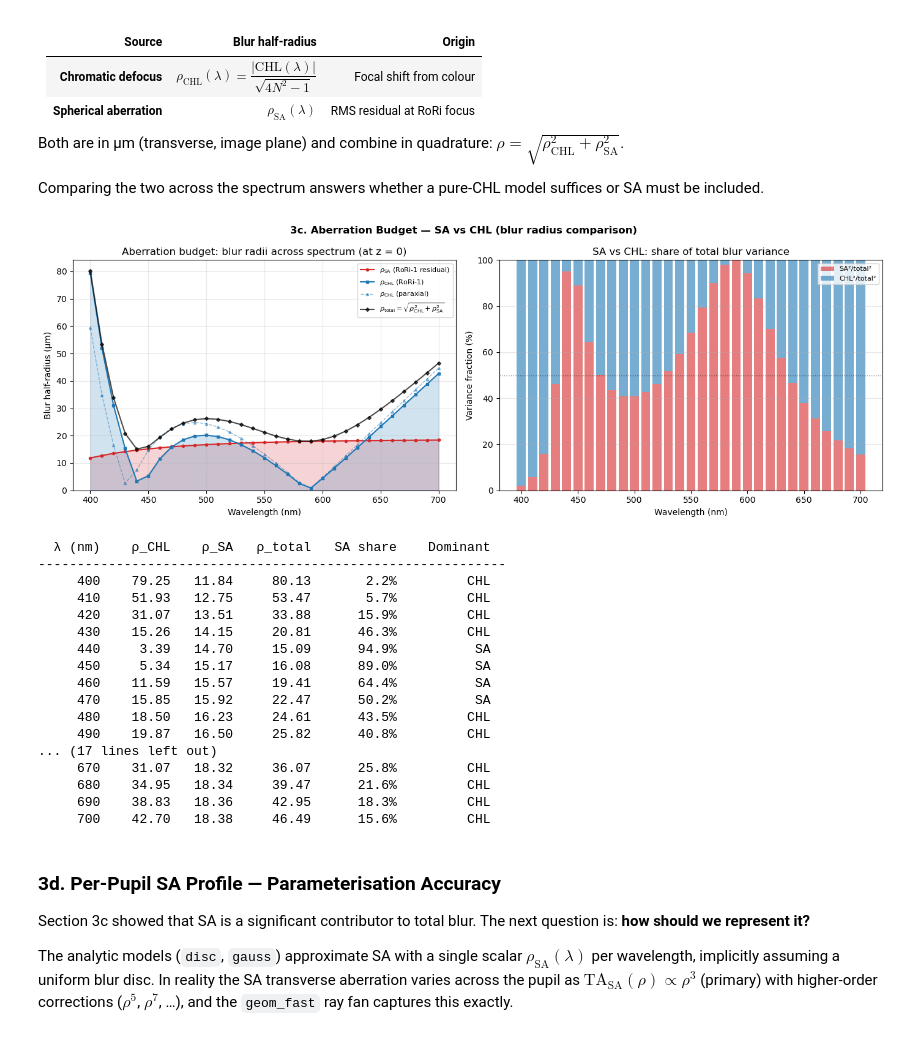
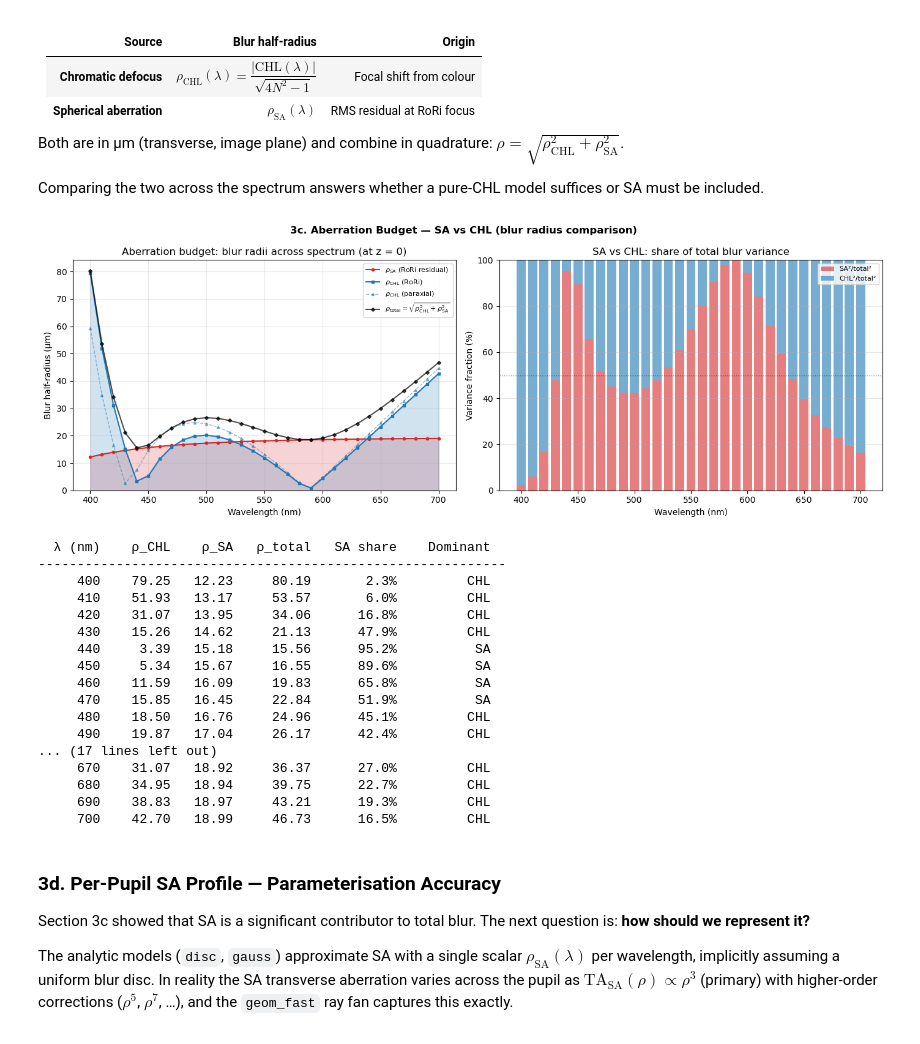
Before and after one commit to Leyangf/ColorFringeCalculation, a Jupyter notebook: examples/cfw_geom_demo.ipynb, the cells around one changed output. Saved outputs shown, nothing was run; the diff lists cells and outputs as text; code cells hidden in the pictures.

```diff
--- a/examples/cfw_geom_demo.ipynb
+++ b/examples/cfw_geom_demo.ipynb
@@ -97,31 +96,22 @@ Wavelengths  : 31 pts  400–700 nm  (step 10 nm)
 
 if lens1 is not None:
     paraxial_curve           = compute_chl_curve(lens1, wavelengths_nm=sensor_wl)
-    rori1_curve, spot1_curve = compute_rori1_spot_curves(lens1, wavelengths_nm=sensor_wl)
-    rori4_curve, spot4_curve = compute_rori4_spot_curves(lens1, wavelengths_nm=sensor_wl)
-    rori_curve        = rori1_curve   # alias for interactive viewer
-    spot_curve        = spot1_curve
-    focal_shift_curve = rori1_curve
+    rori_curve, spot_curve = compute_rori_spot_curves(lens1, wavelengths_nm=sensor_wl)
+    focal_shift_curve = rori_curve
     FN_DEFAULT        = float(lens1.paraxial.FNO())
 else:
     paraxial_curve    = _load_defocus()
-    rori1_curve       = paraxial_curve
-    rori4_curve       = paraxial_curve
+    rori_curve        = paraxial_curve
     _zeros            = np.zeros(len(paraxial_curve))
-    spot1_curve       = np.column_stack((paraxial_curve[:, 0], _zeros))
-    spot4_curve       = spot1_curve
-    rori_curve        = rori1_curve
-    spot_curve        = spot1_curve
+    spot_curve        = np.column_stack((paraxial_curve[:, 0], _zeros))
     focal_shift_curve = paraxial_curve
     FN_DEFAULT        = 1.8
 
 wl     = focal_shift_curve[:, 0]
-chl_um = focal_shift_curve[:, 1]   # RoRi-1 CHL in µm
+chl_um = focal_shift_curve[:, 1]   # RoRi CHL in µm
 
 print(f"f-number   : {FN_DEFAULT}")
-print(f"spot1 ρ_sa : {spot1_curve[:, 1].min():.1f} – {spot1_curve[:, 1].max():.1f} µm  "
-      f"(mean {spot1_curve[:, 1].mean():.1f} µm)")
-print(f"spot4 ρ_sa : {spot4_curve[:, 1].min():.1f} – {spot4_curve[:, 1].max():.1f} µm  "
-      f"(mean {spot4_curve[:, 1].mean():.1f} µm)")
+print(f"spot ρ_sa  : {spot_curve[:, 1].min():.1f} – {spot_curve[:, 1].max():.1f} µm  "
+      f"(mean {spot_curve[:, 1].mean():.1f} µm)")
 # %% [output]
 f-number   : 2.0
@@ -290,27 +270,27 @@ denom = np.sqrt(4 * FN_DEFAULT**2 - 1)
 
 # ρ_CHL(λ) = |CHL(λ)| / denom  — blur from chromatic defocus at z=0
 rho_chl_par = np.abs(paraxial_curve[:, 1]) / denom
-rho_chl_r1  = np.abs(rori1_curve[:, 1]) / denom
+rho_chl_rori = np.abs(rori_curve[:, 1]) / denom
 
-# ρ_SA(λ) — already computed (RoRi-1 residual RMS)
-rho_sa = spot1_curve[:, 1]
+# ρ_SA(λ) — already computed (RoRi residual RMS)
+rho_sa = spot_curve[:, 1]
 
 # Combined blur (quadrature)
-rho_total_r1  = np.sqrt(rho_chl_r1**2  + rho_sa**2)
+rho_total  = np.sqrt(rho_chl_rori**2 + rho_sa**2)
 
 fig, (ax1, ax2) = plt.subplots(1, 2, figsize=(14, 5))
 
 # ── Left panel: ρ_CHL vs ρ_SA vs ρ_total ────────────────────────────
 ax1.fill_between(wl, 0, rho_sa, alpha=0.2, color="C3")
-ax1.plot(wl, rho_sa, "o-", color="C3", ms=3, lw=1.5, label=r"$\rho_{\rm SA}$ (RoRi-1 residual)")
+ax1.plot(wl, rho_sa, "o-", color="C3", ms=3, lw=1.5, label=r"$\rho_{\rm SA}$ (RoRi residual)")
 
-ax1.fill_between(wl, 0, rho_chl_r1, alpha=0.2, color="C0")
-ax1.plot(wl, rho_chl_r1, "s-", color="C0", ms=3, lw=1.5, label=r"$\rho_{\rm CHL}$ (RoRi-1)")
+ax1.fill_between(wl, 0, rho_chl_rori, alpha=0.2, color="C0")
+ax1.plot(wl, rho_chl_rori, "s-", color="C0", ms=3, lw=1.5, label=r"$\rho_{\rm CHL}$ (RoRi)")
 
 ax1.plot(wl, rho_chl_par, "^--", color="C0", ms=3, lw=1, alpha=0.5,
          label=r"$\rho_{\rm CHL}$ (paraxial)")
 
-ax1.plot(wl, rho_total_r1, "D-", color="k", ms=3, lw=1.5, alpha=0.7,
+ax1.plot(wl, rho_total, "D-", color="k", ms=3, lw=1.5, alpha=0.7,
          label=r"$\rho_{\rm total} = \sqrt{\rho_{\rm CHL}^2 + \rho_{\rm SA}^2}$")
 
 ax1.set_xlabel("Wavelength (nm)")
@@ -321,55 +301,55 @@ ax1.grid(True, alpha=0.3)
 ax1.set_ylim(0, None)
 
 # ── Right panel: SA fraction of total blur ───────────────────────────
-sa_fraction = rho_sa**2 / (rho_total_r1**2 + 1e-12)  # energy fraction
+sa_fraction = rho_sa**2 / (rho_total**2 + 1e-12)  # energy fraction
 
 ax2.bar(wl, sa_fraction * 100, width=8, color="C3", alpha=0.6, label="SA²/total²")
 ax2.bar(wl, (1 - sa_fraction) * 100, width=8, bottom=sa_fraction * 100,
         color="C0", alpha=0.6, label="CHL²/total²")
 ax2.axhline(50, color="k", ls=":", lw=1, alpha=0.5)
 ax2.set_xlabel("Wavelength (nm)")
 ax2.set_ylabel("Variance fraction (%)")
 ax2.set_title("SA vs CHL: share of total blur variance")
 ax2.legend(fontsize=8)
 ax2.grid(True, alpha=0.3, axis="y")
 ax2.set_ylim(0, 100)
 
 fig.suptitle("3c. Aberration Budget — SA vs CHL (blur radius comparison)",
              fontsize=12, fontweight="bold")
 plt.tight_layout()
 plt.show()
 
 # ── Quantitative summary ─────────────────────────────────────────────
 print(f"\n{'λ (nm)':>8}  {'ρ_CHL':>7}  {'ρ_SA':>6}  {'ρ_total':>8}  "
       f"{'SA share':>9}  {'Dominant':>10}")
 print("-" * 60)
 for i, wl_nm in enumerate(wl):
-    rc = rho_chl_r1[i]
+    rc = rho_chl_rori[i]
     rs = rho_sa[i]
-    rt = rho_total_r1[i]
+    rt = rho_total[i]
     frac = rs**2 / (rt**2 + 1e-12) * 100
     dominant = "SA" if frac > 50 else "CHL"
     print(f"{wl_nm:>8.0f}  {rc:>7.2f}  {rs:>6.2f}  {rt:>8.2f}  "
           f"{frac:>8.1f}%  {dominant:>10}")
 # %% [output]
-[figure, old version]
+[figure, new version]
   λ (nm)    ρ_CHL    ρ_SA   ρ_total   SA share    Dominant
 ------------------------------------------------------------
-     400    79.25   11.84     80.13       2.2%         CHL
-     410    51.93   12.75     53.47       5.7%         CHL
-     420    31.07   13.51     33.88      15.9%         CHL
-     430    15.26   14.15     20.81      46.3%         CHL
-     440     3.39   14.70     15.09      94.9%          SA
-     450     5.34   15.17     16.08      89.0%          SA
-     460    11.59   15.57     19.41      64.4%          SA
-     470    15.85   15.92     22.47      50.2%          SA
-     480    18.50   16.23     24.61      43.5%         CHL
-     490    19.87   16.50     25.82      40.8%         CHL
+     400    79.25   12.23     80.19       2.3%         CHL
+     410    51.93   13.17     53.57       6.0%         CHL
+     420    31.07   13.95     34.06      16.8%         CHL
+     430    15.26   14.62     21.13      47.9%         CHL
+     440     3.39   15.18     15.56      95.2%          SA
+     450     5.34   15.67     16.55      89.6%          SA
+     460    11.59   16.09     19.83      65.8%          SA
+     470    15.85   16.45     22.84      51.9%          SA
+     480    18.50   16.76     24.96      45.1%         CHL
+     490    19.87   17.04     26.17      42.4%         CHL
 ... (17 lines left out)
-     670    31.07   18.32     36.07      25.8%         CHL
-     680    34.95   18.34     39.47      21.6%         CHL
-     690    38.83   18.36     42.95      18.3%         CHL
-     700    42.70   18.38     46.49      15.6%         CHL
+     670    31.07   18.92     36.37      27.0%         CHL
+     680    34.95   18.94     39.75      22.7%         CHL
+     690    38.83   18.97     43.21      19.3%         CHL
+     700    42.70   18.99     46.73      16.5%         CHL
 # %% [markdown]
 ### 3d. Per-Pupil SA Profile — Parameterisation Accuracy
 
```
Also changed, not shown: parts of 16 cells of this notebook, 7 other files.
